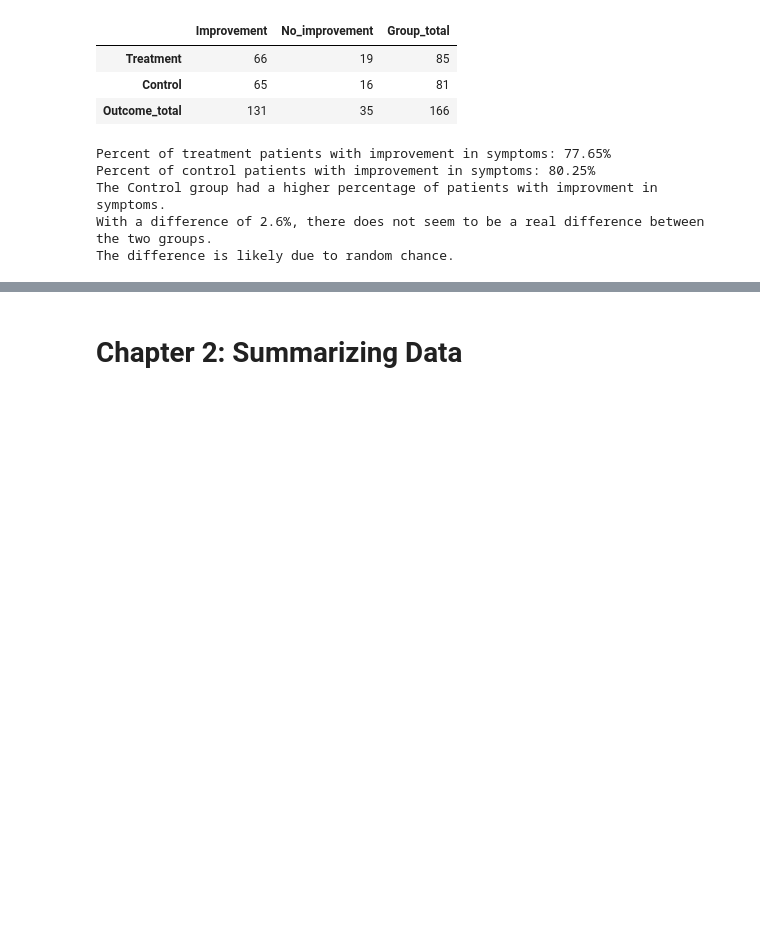
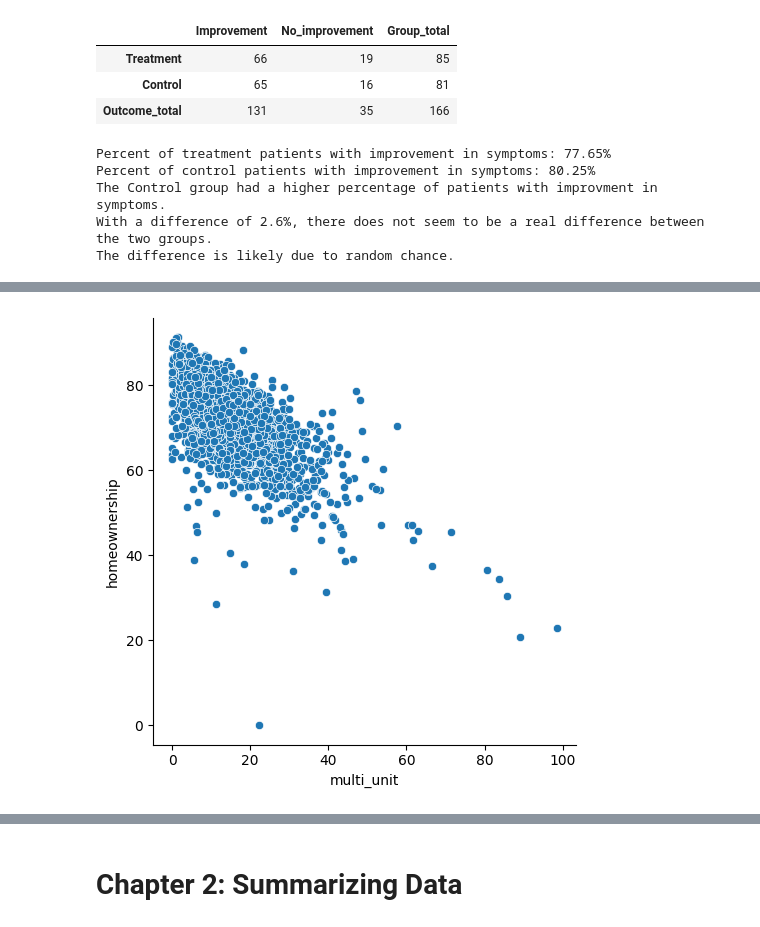
Before and after one commit to zdravoj/data-science-foundations, a Jupyter notebook: OpenIntro_Statistics/chs_1to4.ipynb, the cells around one changed output, grey strips where cells are left out. Saved outputs shown, nothing was run; the diff lists cells and outputs as text; code cells hidden in the pictures; blank space fills up the shorter version.

```diff
--- a/OpenIntro_Statistics/chs_1to4.ipynb
+++ b/OpenIntro_Statistics/chs_1to4.ipynb
@@ -186,0 +230,3 @@ The difference is likely due to random chance.
+# %%
+county = pd.read_csv('OI_Resources/county.csv')
+display(county.head())
@@ -186,0 +261,9 @@ The difference is likely due to random chance.
+# %%
+# relationship between homeownership and multi_unit
+sns.relplot(
+    data= county,
+    x= 'multi_unit',
+    y= 'homeownership'
+);
+# %% [output]
+[figure, added]
```
Also changed, not shown: parts of 14 cells of this notebook.
